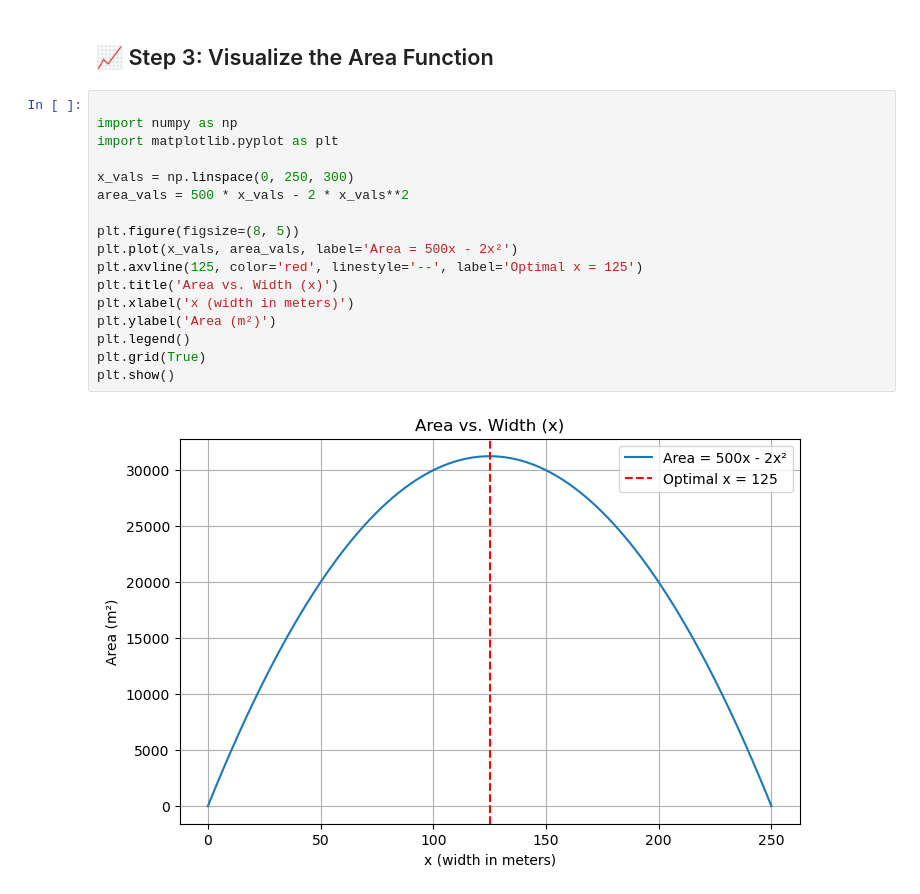
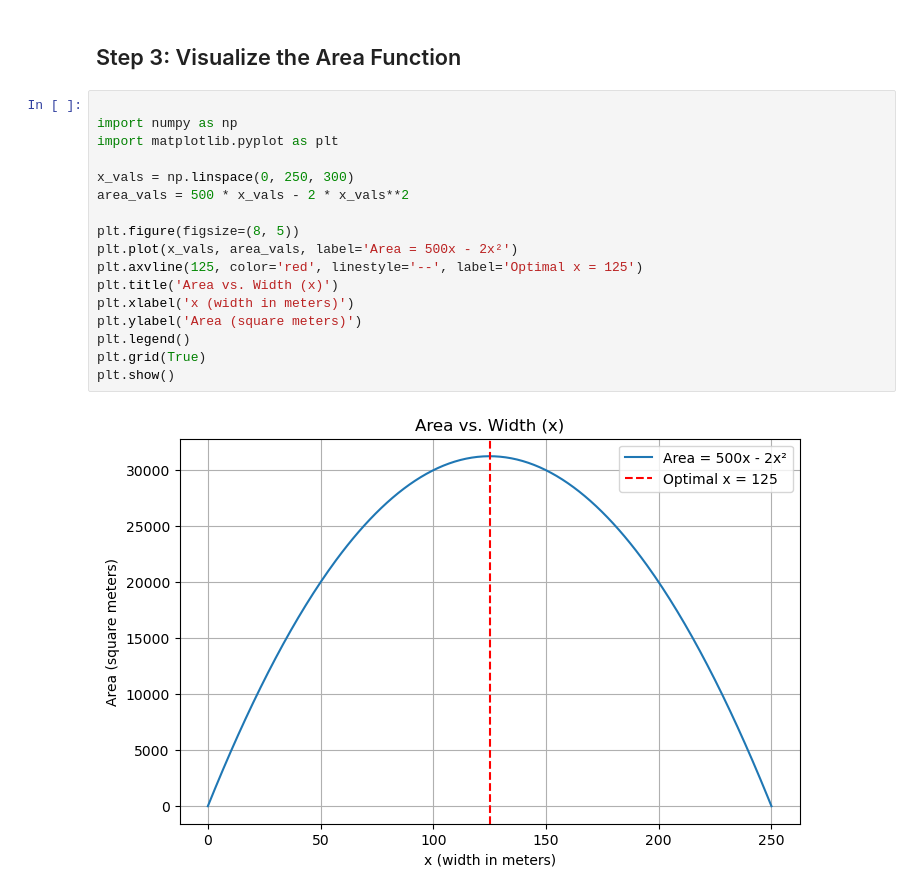
Before and after one commit to WilliamPourmajidi/prescriptive-analytics, a Jupyter notebook: Module-2/Rabbit_Attack_Module2.ipynb, the cells around one changed output. Saved outputs shown, nothing was run; the diff lists cells and outputs as text.

```diff
--- a/Module-2/Rabbit_Attack_Module2.ipynb
+++ b/Module-2/Rabbit_Attack_Module2.ipynb
@@ -83,21 +80,21 @@ $$
 # %% [markdown]
-## 📈 Step 3: Visualize the Area Function
+## Step 3: Visualize the Area Function
 # %%
 
 import numpy as np
 import matplotlib.pyplot as plt
 
 x_vals = np.linspace(0, 250, 300)
 area_vals = 500 * x_vals - 2 * x_vals**2
 
 plt.figure(figsize=(8, 5))
 plt.plot(x_vals, area_vals, label='Area = 500x - 2x²')
 plt.axvline(125, color='red', linestyle='--', label='Optimal x = 125')
 plt.title('Area vs. Width (x)')
 plt.xlabel('x (width in meters)')
-plt.ylabel('Area (m²)')
+plt.ylabel('Area (square meters)')
 plt.legend()
 plt.grid(True)
 plt.show()
 # %% [output]
-[figure, old version]
+[figure, new version]
```
Also changed, not shown: parts of 13 cells of this notebook, 4 other files.
